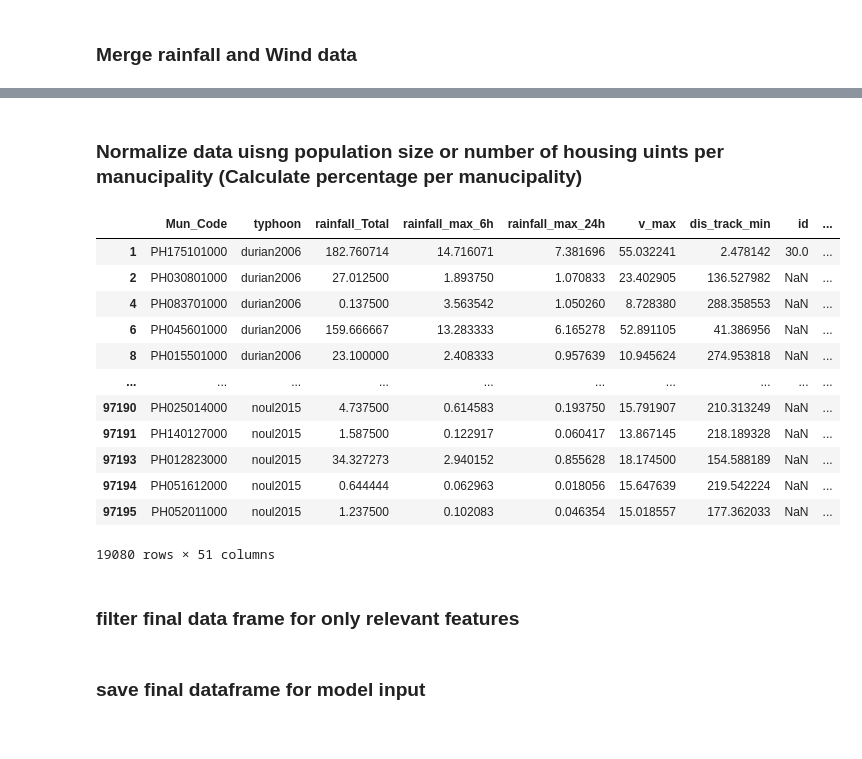
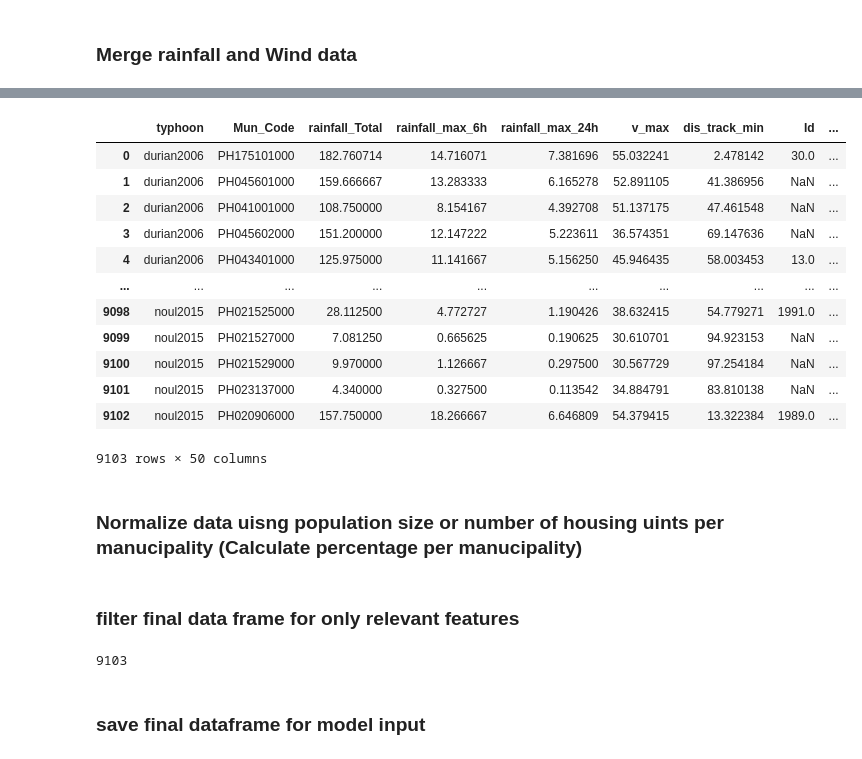
Before and after one commit to rodekruis/Typhoon-Impact-based-forecasting-model, a Jupyter notebook: IBF-Typhoon-model/documentation/notebooks/pre_disaster_indicators.ipynb, the cells around one changed output, grey strips where cells are left out. Saved outputs shown, nothing was run; the diff lists cells and outputs as text; code cells hidden in the pictures.

```diff
--- a/IBF-Typhoon-model/documentation/notebooks/pre_disaster_indicators.ipynb
+++ b/IBF-Typhoon-model/documentation/notebooks/pre_disaster_indicators.ipynb
@@ -276 +339,20 @@ display(df_impact_hazard.head())
+# %%
+df_total=pd.merge(df_impact_hazard, df_predisasters,  how='left', left_on=['Mun_Code', 'typhoon'], right_on = ['Mun_Code', 'typhoon'])
+df_total=df_total[df_total['v_max'].notnull()]
+df_total=df_total[df_total['rainfall_max_6h'].notnull()]
+display(df_total)
+# %% [output]
+|  | typhoon | Mun_Code | rainfall_Total | rainfall_max_6h | rainfall_max_24h | v_max | dis_track_min | Id | ... |
+| 0 | durian2006 | PH175101000 | 182.760714 | 14.716071 | 7.381696 | 55.032241 | 2.478142 | 30.0 | ... |
+| 1 | durian2006 | PH045601000 | 159.666667 | 13.283333 | 6.165278 | 52.891105 | 41.386956 | NaN | ... |
+| 2 | durian2006 | PH041001000 | 108.750000 | 8.154167 | 4.392708 | 51.137175 | 47.461548 | NaN | ... |
+| 3 | durian2006 | PH045602000 | 151.200000 | 12.147222 | 5.223611 | 36.574351 | 69.147636 | NaN | ... |
+| 4 | durian2006 | PH043401000 | 125.975000 | 11.141667 | 5.156250 | 45.946435 | 58.003453 | 13.0 | ... |
+| ... | ... | ... | ... | ... | ... | ... | ... | ... | ... |
+| 9098 | noul2015 | PH021525000 | 28.112500 | 4.772727 | 1.190426 | 38.632415 | 54.779271 | 1991.0 | ... |
+| 9099 | noul2015 | PH021527000 | 7.081250 | 0.665625 | 0.190625 | 30.610701 | 94.923153 | NaN | ... |
+| 9100 | noul2015 | PH021529000 | 9.970000 | 1.126667 | 0.297500 | 30.567729 | 97.254184 | NaN | ... |
+| 9101 | noul2015 | PH023137000 | 4.340000 | 0.327500 | 0.113542 | 34.884791 | 83.810138 | NaN | ... |
+| 9102 | noul2015 | PH020906000 | 157.750000 | 18.266667 | 6.646809 | 54.379415 | 13.322384 | 1989.0 | ... |
+9103 rows × 50 columns
 # %% [markdown]
@@ -277,45 +361,23 @@ display(df_impact_hazard.head())
 ###  Normalize data uisng population size or number of housing uints per manucipality (Calculate percentage per manucipality)
 # %%
-def set_zeros(x):
-    x_max = 30
-    y_max = 6
-
-    v_max = x[0]
-    rainfall_max_6h = x[1]
-    Totally = x[2]
-    dis_track_min=x[3]
-
-    if pd.notnull(Totally):
-        value = Totally
-
-    #elif (v_max < np.sqrt(x_max ** 2 - rainfall_max_6h ** 2) * (y_max / x_max) ) & dis_track_min >100:
-    elif ((v_max < x_max)  and  (rainfall_max_6h < y_max) ) or dis_track_min >100:
-        value = 0
-
-    else:
-        value = np.nan
-
-    return value
 
 def division(x, y):
     try:
-        value = (x / y)
+        value =100* (x / y)
+
     except:
         value = np.nan
-    return value
 
-df_total= df_impact_hazard.join(df_predisasters, on=['Mun_Code','typhoon'])
+    return 100 if value>100 else value
 
-df_total=df_total.reset_index()
-df_total=df_total[df_total.typhoon.isin(typhoons_with_impact_data)]
-df_total=df_total[df_total['v_max'].notnull()]
-df_total=df_total[df_total['rainfall_max_6h'].notnull()]
+
 
 
 # Setting the new damage threshold
-df_total["Totally"] = df_total[["v_max", "rainfall_max_6h", "Totally","dis_track_min"]].apply(set_zeros, axis="columns")
 
 df_total["perc_dmg"] = df_total.apply(lambda x: division(x["Totally"], x["Housing Units"]), axis=1).values
+
+
 
 df_total["vulnerable_groups"] = df_total.apply(lambda x: division(x["vulnerable_groups"], x["Total Pop"]), axis=1).values
 df_total["pantawid_pamilya_beneficiary"] = df_total.apply(lambda x: division(x["Total # of Active HHs"], x["Housing Units"]), axis=1).values
@@ -329,20 +391,6 @@ df_total["Light Roof/Salvage Wall"] = df_total.apply(lambda x: division(x["Stron
 df_total["Salvaged Roof/Strong Wall"] = df_total.apply(lambda x: division(x["Strong Roof/Strong Wall"], x["Housing Units"]), axis=1).values
 df_total["Salvaged Roof/Light Wall"] = df_total.apply(lambda x: division(x["Strong Roof/Strong Wall"], x["Housing Units"]), axis=1).values
 df_total["Salvaged Roof/Salvage Wall"] = df_total.apply(lambda x: division(x["Strong Roof/Strong Wall"], x["Housing Units"]), axis=1).values
-# %% [output]
-|  | Mun_Code | typhoon | rainfall_Total | rainfall_max_6h | rainfall_max_24h | v_max | dis_track_min | id | ... |
-| 1 | PH175101000 | durian2006 | 182.760714 | 14.716071 | 7.381696 | 55.032241 | 2.478142 | 30.0 | ... |
-| 2 | PH030801000 | durian2006 | 27.012500 | 1.893750 | 1.070833 | 23.402905 | 136.527982 | NaN | ... |
-| 4 | PH083701000 | durian2006 | 0.137500 | 3.563542 | 1.050260 | 8.728380 | 288.358553 | NaN | ... |
-| 6 | PH045601000 | durian2006 | 159.666667 | 13.283333 | 6.165278 | 52.891105 | 41.386956 | NaN | ... |
-| 8 | PH015501000 | durian2006 | 23.100000 | 2.408333 | 0.957639 | 10.945624 | 274.953818 | NaN | ... |
-| ... | ... | ... | ... | ... | ... | ... | ... | ... | ... |
-| 97190 | PH025014000 | noul2015 | 4.737500 | 0.614583 | 0.193750 | 15.791907 | 210.313249 | NaN | ... |
-| 97191 | PH140127000 | noul2015 | 1.587500 | 0.122917 | 0.060417 | 13.867145 | 218.189328 | NaN | ... |
-| 97193 | PH012823000 | noul2015 | 34.327273 | 2.940152 | 0.855628 | 18.174500 | 154.588189 | NaN | ... |
-| 97194 | PH051612000 | noul2015 | 0.644444 | 0.062963 | 0.018056 | 15.647639 | 219.542224 | NaN | ... |
-| 97195 | PH052011000 | noul2015 | 1.237500 | 0.102083 | 0.046354 | 15.018557 | 177.362033 | NaN | ... |
-19080 rows × 51 columns
 # %% [markdown]
 ### filter final data frame for only relevant features
 # %%
@@ -361,3 +487,7 @@ df_total=df_total.filter(['Mun_Code', 'typhoon', 'rainfall_Total', 'rainfall_max
+# %%
+len(df_total)
+# %% [output]
+9103
 # %% [markdown]
 ### save final dataframe for model input
 # %%
```
Also changed, not shown: parts of 16 cells of this notebook, 23 other files.
